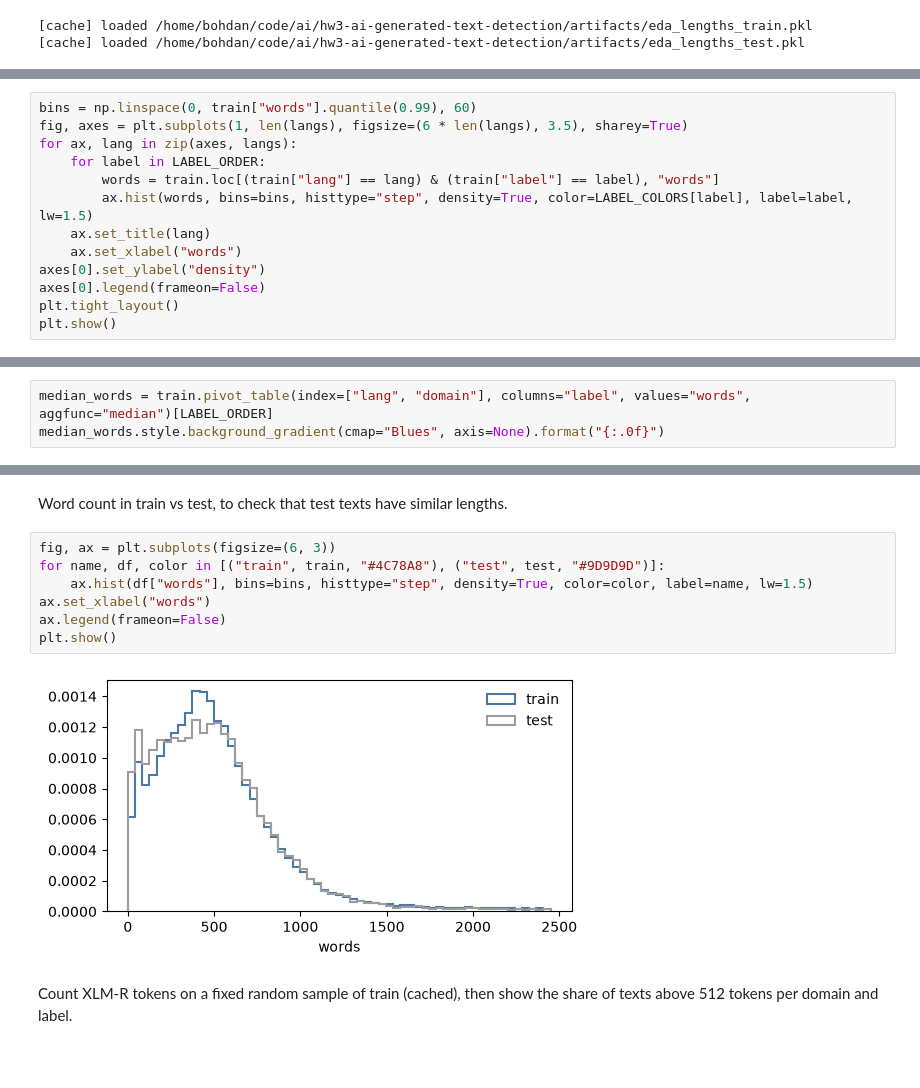
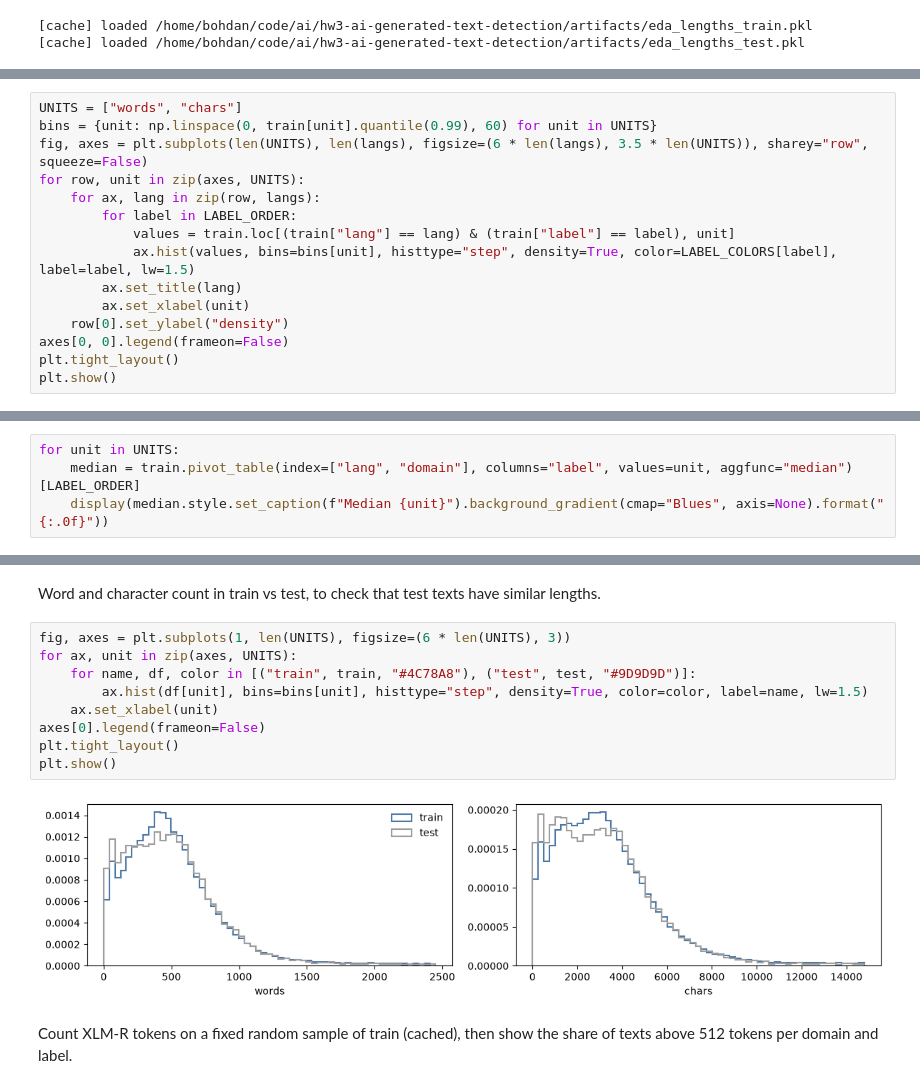
Before and after one commit to BohdanZasymovych/ai-hw3-ai-text-detection, a Jupyter notebook: notebooks/01_eda.ipynb, the cells around one changed output, grey strips where cells are left out. Saved outputs shown, nothing was run; the diff lists cells and outputs as text; blank space fills up the shorter version.

```diff
--- a/notebooks/01_eda.ipynb
+++ b/notebooks/01_eda.ipynb
@@ -127,14 +127,16 @@ Word count distribution per label, one panel per language (linear x-axis, clippe
 # %%
-bins = np.linspace(0, train["words"].quantile(0.99), 60)
-fig, axes = plt.subplots(1, len(langs), figsize=(6 * len(langs), 3.5), sharey=True)
-for ax, lang in zip(axes, langs):
-    for label in LABEL_ORDER:
-        words = train.loc[(train["lang"] == lang) & (train["label"] == label), "words"]
-        ax.hist(words, bins=bins, histtype="step", density=True, color=LABEL_COLORS[label], label=label, lw=1.5)
-    ax.set_title(lang)
-    ax.set_xlabel("words")
-axes[0].set_ylabel("density")
-axes[0].legend(frameon=False)
+UNITS = ["words", "chars"]
+bins = {unit: np.linspace(0, train[unit].quantile(0.99), 60) for unit in UNITS}
+fig, axes = plt.subplots(len(UNITS), len(langs), figsize=(6 * len(langs), 3.5 * len(UNITS)), sharey="row", squeeze=False)
+for row, unit in zip(axes, UNITS):
+    for ax, lang in zip(row, langs):
+        for label in LABEL_ORDER:
+            values = train.loc[(train["lang"] == lang) & (train["label"] == label), unit]
+            ax.hist(values, bins=bins[unit], histtype="step", density=True, color=LABEL_COLORS[label], label=label, lw=1.5)
+        ax.set_title(lang)
+        ax.set_xlabel(unit)
+    row[0].set_ylabel("density")
+axes[0, 0].legend(frameon=False)
 plt.tight_layout()
 plt.show()
 # %% [output]
@@ -144,4 +146,5 @@ Median word count per domain and label, to see whether length separates the clas
 # %%
-median_words = train.pivot_table(index=["lang", "domain"], columns="label", values="words", aggfunc="median")[LABEL_ORDER]
-median_words.style.background_gradient(cmap="Blues", axis=None).format("{:.0f}")
+for unit in UNITS:
+    median = train.pivot_table(index=["lang", "domain"], columns="label", values=unit, aggfunc="median")[LABEL_ORDER]
+    display(median.style.set_caption(f"Median {unit}").background_gradient(cmap="Blues", axis=None).format("{:.0f}"))
 # %% [output]
@@ -159,14 +175,16 @@ median_words.style.background_gradient(cmap="Blues", axis=None).format("{:.0f}")
 # %% [markdown]
-Word count in train vs test, to check that test texts have similar lengths.
+Word and character count in train vs test, to check that test texts have similar lengths.
 # %%
-fig, ax = plt.subplots(figsize=(6, 3))
-for name, df, color in [("train", train, "#4C78A8"), ("test", test, "#9D9D9D")]:
-    ax.hist(df["words"], bins=bins, histtype="step", density=True, color=color, label=name, lw=1.5)
-ax.set_xlabel("words")
-ax.legend(frameon=False)
+fig, axes = plt.subplots(1, len(UNITS), figsize=(6 * len(UNITS), 3))
+for ax, unit in zip(axes, UNITS):
+    for name, df, color in [("train", train, "#4C78A8"), ("test", test, "#9D9D9D")]:
+        ax.hist(df[unit], bins=bins[unit], histtype="step", density=True, color=color, label=name, lw=1.5)
+    ax.set_xlabel(unit)
+axes[0].legend(frameon=False)
+plt.tight_layout()
 plt.show()
 # %% [output]
-[figure, old version]
+[figure, new version]
 # %% [markdown]
 Count XLM-R tokens on a fixed random sample of train (cached), then show the share of texts above 512 tokens per domain and label.
 # %%
```
Also changed, not shown: parts of 6 cells of this notebook.
